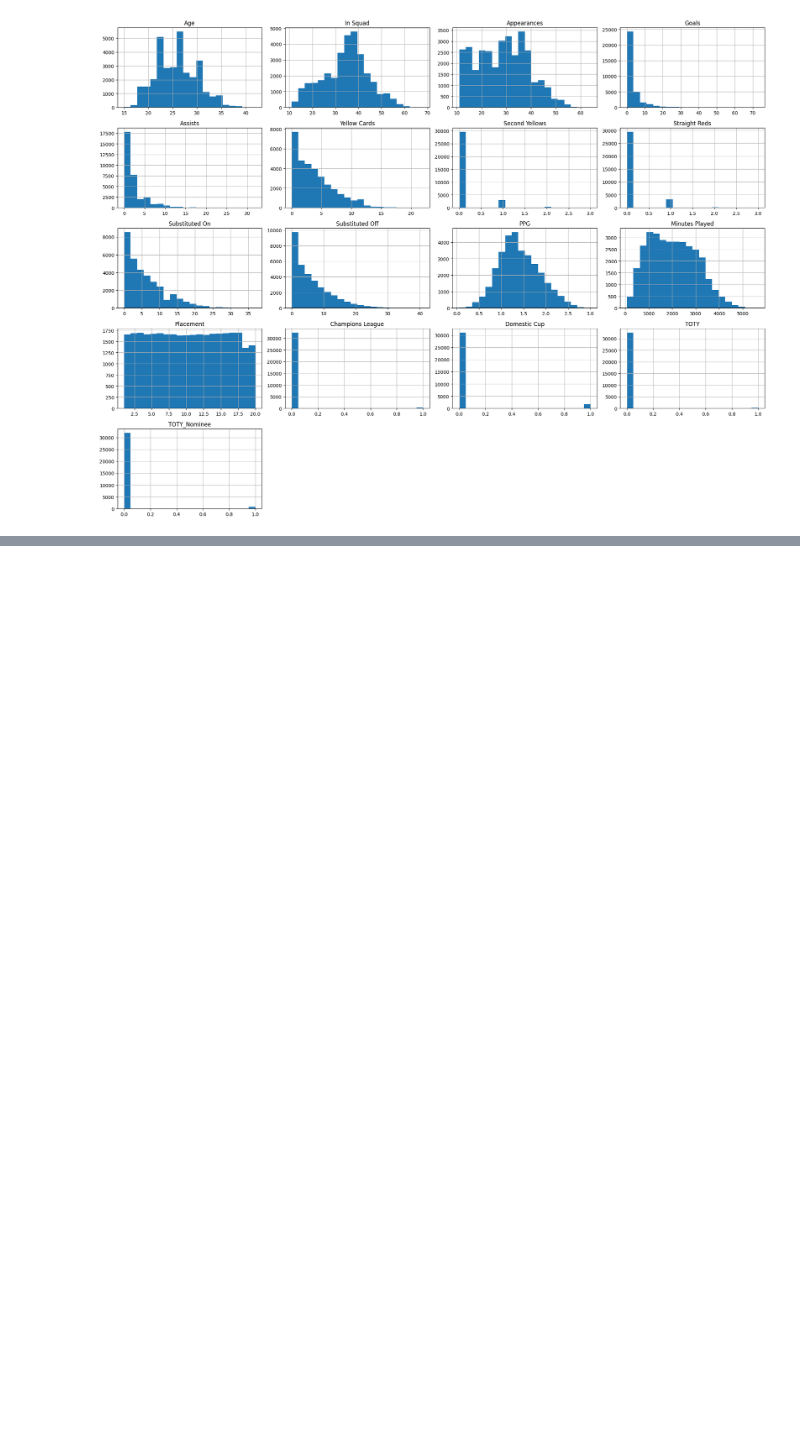
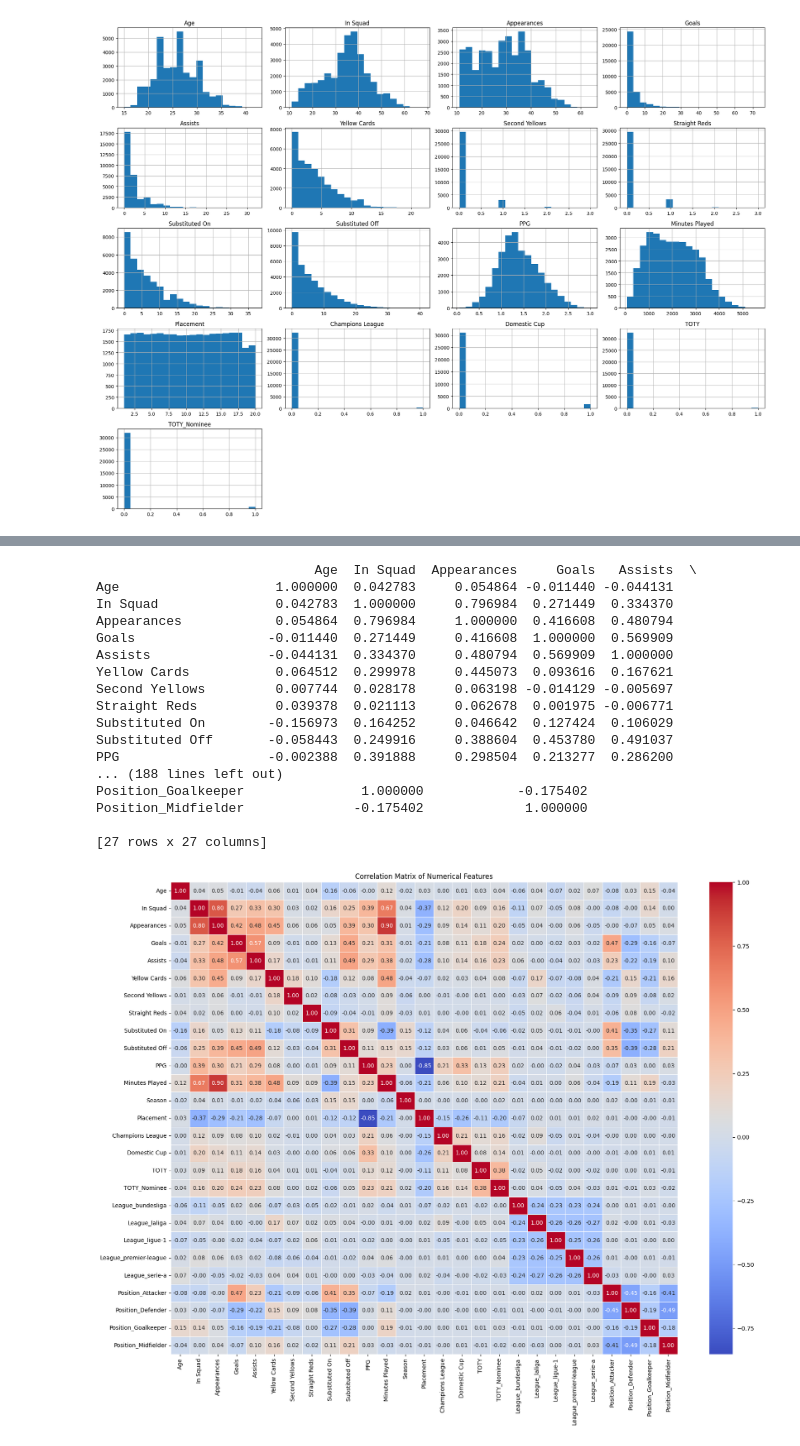
Before and after one commit to Ajaiah-D/Data-Mining-TOTY-Prediction, a Jupyter notebook: TOTY_EDA_FeatureWork.ipynb, the cells around one changed output, grey strips where cells are left out. Drawn from its saved outputs; the diff is of its cells as text; code cells hidden in the pictures; blank space fills up the shorter version.

```diff
--- a/TOTY_EDA_FeatureWork.ipynb
+++ b/TOTY_EDA_FeatureWork.ipynb
@@ -89,6 +90,9 @@ comprehensive_vague_positions_df = comprehensive_vague_positions_df[comprehensiv
 # %%
 # Drop the 'Player', 'Kit Number', and 'Nationality' columns
 comprehensive_vague_positions_df.drop(columns=['Player', 'Kit Number', 'Nationality', 'Team', 'Club'], inplace=True)
+# %%
+# One-Hot Encode the 'League' and 'Position' columns separately
+comprehensive_vague_positions_df = pd.get_dummies(comprehensive_vague_positions_df, columns=['League', 'Position'])
 # %%
 # Plot histograms for all features
 comprehensive_vague_positions_df.hist(bins=20, figsize=(20, 15))
@@ -146,3 +150,54 @@ TOTY_Nominee        0
 dtype: int64
+# %%
+seasons = [
+    '2008/2009', '2009/2010', '2010/2011', '2011/2012', '2012/2013',
+    '2013/2014', '2014/2015', '2015/2016', '2016/2017', '2017/2018',
+    '2018/2019', '2019/2020', '2020/2021', '2021/2022', '2022/2023', '2023/2024'
+]
+
+# Create a mapping from season to integer
+season_mapping = {season: idx + 1 for idx, season in enumerate(seasons)}
+
+
+#ONE HOT ENCODING HAPPENS HERE CHANGE DEFENSIVE CATEGORIES BEFORE THIS POINT
+
+# Map the 'Season' column to numeric values
+comprehensive_vague_positions_df['Season'] = comprehensive_vague_positions_df['Season'].map(season_mapping)
+# %%
+correlation_matrix = comprehensive_vague_positions_df.corr()
+
+# Print the correlation matrix
+print(correlation_matrix)
+
+# Set the size of the plot
+plt.figure(figsize=(20, 15))
+
+# Create the heatmap
+sns.heatmap(correlation_matrix, annot=True, cmap='coolwarm', fmt=".2f", linewidths=0.5)
+
+# Set the title
+plt.title('Correlation Matrix of Numerical Features')
+
+# Show the plot
+plt.show()
+# %% [output]
+                            Age  In Squad  Appearances     Goals   Assists  \
+Age                    1.000000  0.042783     0.054864 -0.011440 -0.044131
+In Squad               0.042783  1.000000     0.796984  0.271449  0.334370
+Appearances            0.054864  0.796984     1.000000  0.416608  0.480794
+Goals                 -0.011440  0.271449     0.416608  1.000000  0.569909
+Assists               -0.044131  0.334370     0.480794  0.569909  1.000000
+Yellow Cards           0.064512  0.299978     0.445073  0.093616  0.167621
+Second Yellows         0.007744  0.028178     0.063198 -0.014129 -0.005697
+Straight Reds          0.039378  0.021113     0.062678  0.001975 -0.006771
+Substituted On        -0.156973  0.164252     0.046642  0.127424  0.106029
+Substituted Off       -0.058443  0.249916     0.388604  0.453780  0.491037
+PPG                   -0.002388  0.391888     0.298504  0.213277  0.286200
+... (188 lines left out)
+Position_Goalkeeper               1.000000            -0.175402
+Position_Midfielder              -0.175402             1.000000
+
+[27 rows x 27 columns]
+[figure, added]
 # %%
 comprehensive_vague_positions_df.to_csv('vague_position_model_data.csv', index=False)
```
Also changed, not shown: parts of 3 cells of this notebook.
